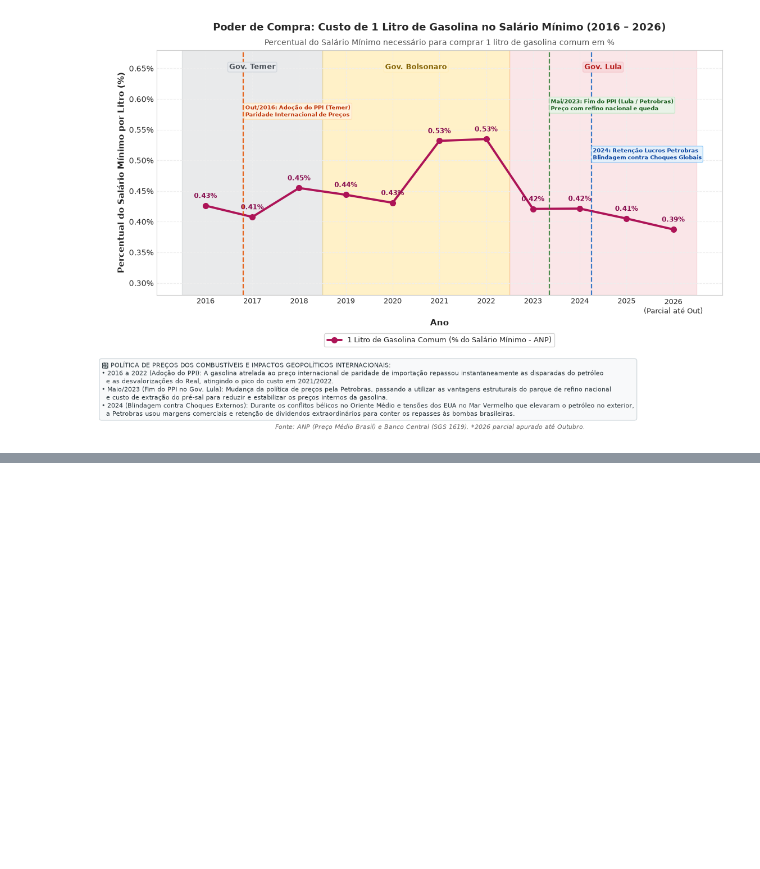
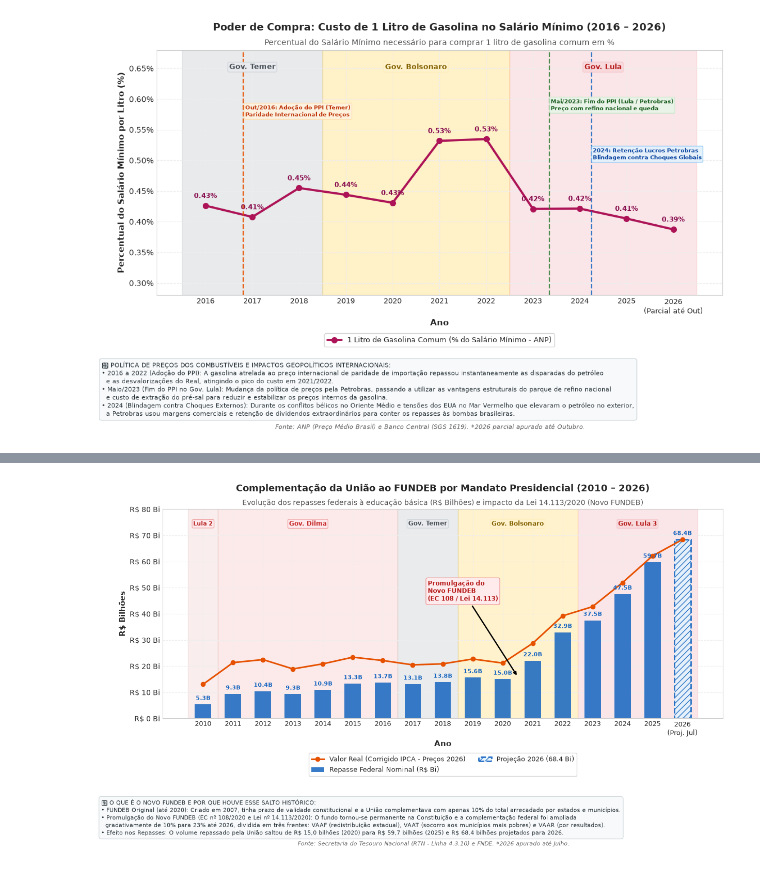
Before and after one commit to hianaracamilla/trad_x_municipio, a Jupyter notebook: series_historicas_brasil_2010_2025.ipynb, the cells around one changed output, grey strips where cells are left out. Cells and saved outputs as stored; diff of their text form; code cells hidden in the pictures; blank space fills up the shorter version.

```diff
--- a/series_historicas_brasil_2010_2025.ipynb
+++ b/series_historicas_brasil_2010_2025.ipynb
@@ -893,0 +1024,57 @@ plt.show()
+# %%
+fig, ax = plt.subplots(figsize=(14, 7.5))
+
+anos_o = df_orcamento['ano']
+fundeb_nom = df_orcamento['fundeb_compl_uniao_bi']
+fundeb_real = df_orcamento['fundeb_compl_uniao_real_2026_bi']
+
+# Barras Nominais
+bars = ax.bar(anos_o[:-1], fundeb_nom[:-1], width=0.55, color='#1565C0', alpha=0.85, label='Repasse Federal Nominal (R$ Bi)')
+
+# Barra 2026 com projeção tracejada
+ax.bar(2026, fundeb_nom.iloc[-1], width=0.55, edgecolor='#1565C0', linestyle='--', linewidth=2.0, color='#E3F2FD', hatch='///', alpha=0.9,
+       label=f'Projeção 2026 ({fundeb_nom.iloc[-1]:.1f} Bi)')
+
+# Linha de Valor Real deflacionado
+ax.plot(anos_o, fundeb_real, marker='o', color='#E65100', linewidth=2.2, linestyle='-', label='Valor Real (Corrigido IPCA - Preços 2026)')
+
+aplicar_faixas_governos_2010_2026(ax, ylim=(0, 80))
+ax.set_title('Complementação da União ao FUNDEB por Mandato Presidencial (2010 – 2026)', fontsize=13, fontweight='bold', pad=25)
+ax.text(0.5, 1.02, 'Evolução dos repasses federais à educação básica (R$ Bilhões) e impacto da Lei 14.113/2020 (Novo FUNDEB)', transform=ax.transAxes, ha='center', fontsize=10, color='#555555')
+
+ax.set_xlabel('Ano', fontsize=11, fontweight='bold')
+ax.set_ylabel('R$ Bilhões', fontsize=11, fontweight='bold')
+ax.set_xticks(anos_o)
+ax.set_xticklabels([f"{int(a)}" if a != 2026 else "2026\n(Proj. Jul)" for a in anos_o], fontsize=9)
+ax.yaxis.set_major_formatter(ticker.FormatStrFormatter('R$ %.0f Bi'))
+
+for a, v in zip(anos_o, fundeb_nom):
+    ax.text(a, v + 1.2, f"{v:.1f}B", ha='center', va='bottom', fontsize=8, fontweight='bold', color='#1565C0')
+
+# Destaque do marco legal do Novo FUNDEB
+ax.annotate('Promulgação do\nNovo FUNDEB\n(EC 108 / Lei 14.113)', xy=(2020.5, 16.0), xytext=(2017.5, 45.0),
+            arrowprops=dict(facecolor='#D32F2F', arrowstyle='->', lw=1.8),
+            fontsize=8.5, fontweight='bold', color='#B71C1C',
+            bbox=dict(boxstyle='round,pad=0.3', facecolor='#FFEBEE', edgecolor='#EF9A9A', alpha=0.95))
+
+# Legenda fora do gráfico, centralizada abaixo do eixo X
+ax.legend(loc='upper center', bbox_to_anchor=(0.5, -0.15), frameon=True, fontsize=9.0, ncol=2)
+
+# Caixa de comentários didáticos abaixo do gráfico
+comentarios_g13 = (
+    "💡 O QUE É O NOVO FUNDEB E POR QUE HOUVE ESSE SALTO HISTÓRICO:\n"
+    "• FUNDEB Original (até 2020): Criado em 2007, tinha prazo de validade constitucional e a União complementava com apenas 10% do total arrecadado por estados e municípios.\n"
+    "• Promulgação do Novo FUNDEB (EC nº 108/2020 e Lei nº 14.113/2020): O fundo tornou-se permanente na Constituição e a complementação federal foi ampliada\n"
+    "  gradativamente de 10% para 23% até 2026, dividida em três frentes: VAAF (redistribuição estadual), VAAT (socorro aos municípios mais pobres) e VAAR (por resultados).\n"
+    "• Efeito nos Repasses: O volume repassado pela União saltou de R$ 15,0 bilhões (2020) para R$ 59,7 bilhões (2025) e R$ 68,4 bilhões projetados para 2026."
+)
+fig.text(0.04, 0.040, comentarios_g13, fontsize=7.8, color='#263238', linespacing=1.35,
+         bbox=dict(boxstyle='round,pad=0.4', facecolor='#F8F9FA', edgecolor='#CFD8DC', alpha=0.95))
+
+fig.text(0.5, 0.012, 'Fonte: Secretaria do Tesouro Nacional (RTN - Linha 4.3.10) e FNDE. *2026 apurado até Julho.',
+         ha='center', fontsize=7.8, style='italic', color='#666666')
+
+plt.subplots_adjust(top=0.88, bottom=0.34)
+plt.show()
+# %% [output]
+[figure, added]
```
Also changed, not shown: parts of 15 cells of this notebook, 9 other files.
